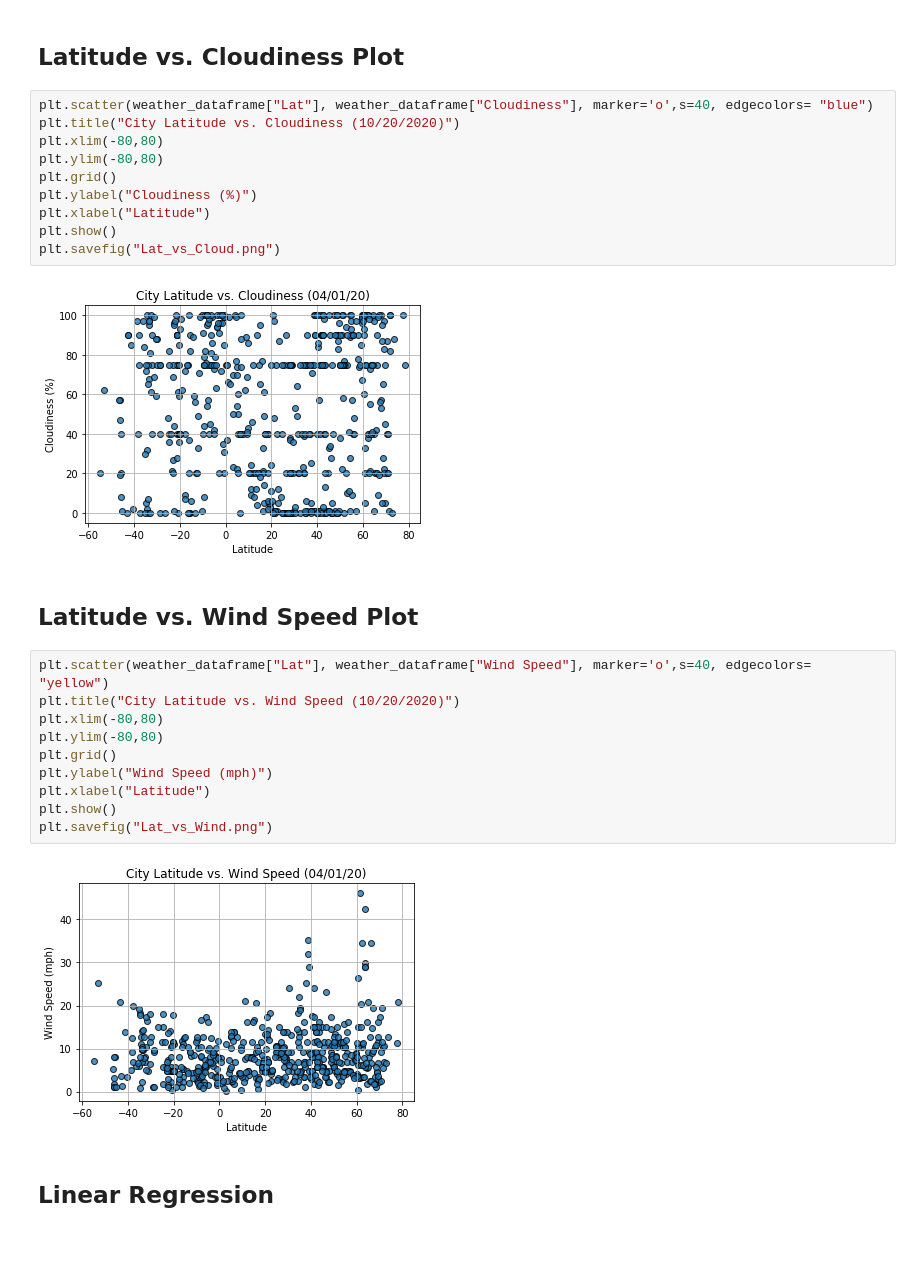
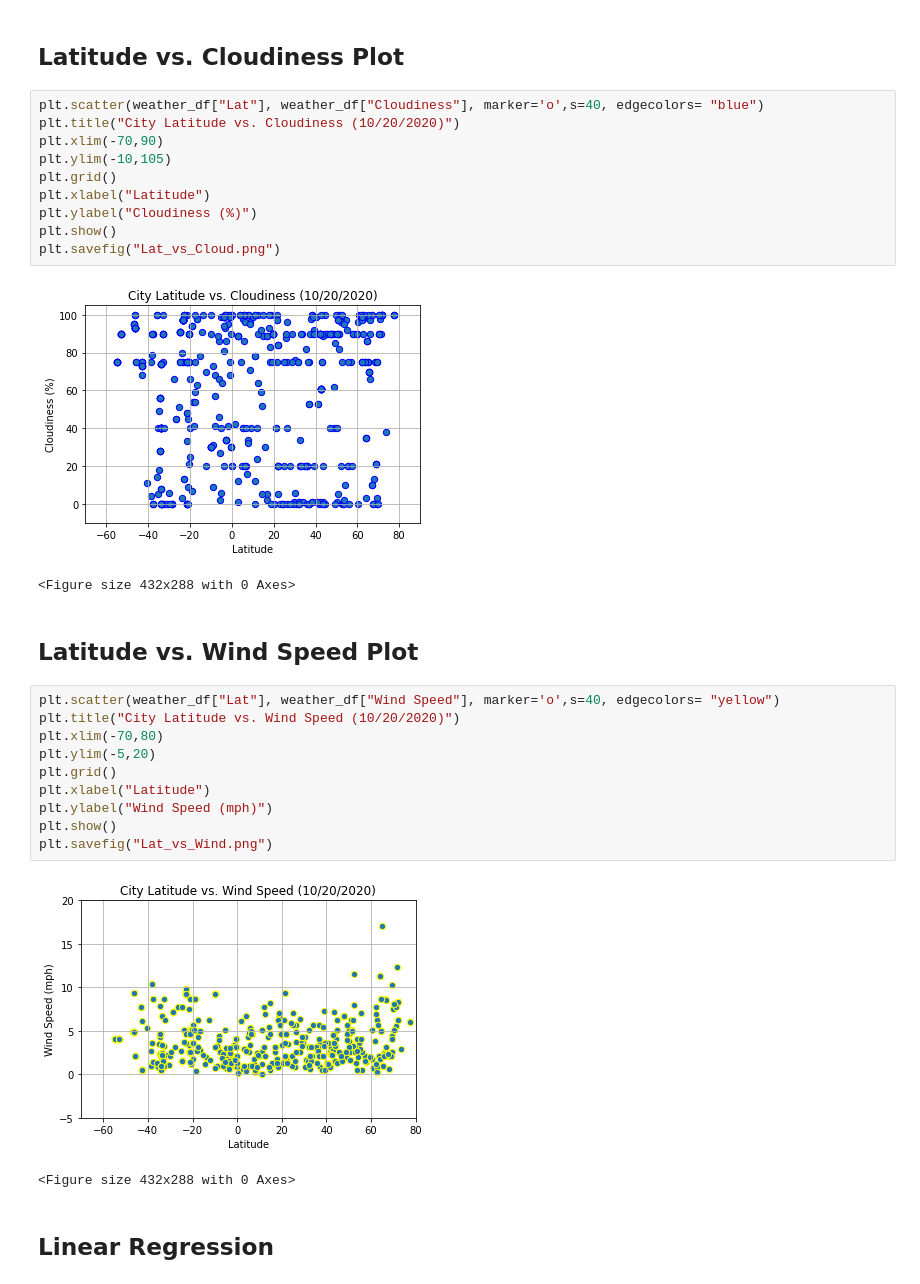
Before and after one commit to skhelifi1/APIs, a Jupyter notebook: WeatherPy/WeatherPy.ipynb, the cells around one changed output. Drawn from its saved outputs; the diff is of its cells as text; blank space fills up the shorter version.

Commit message:
finished weather py

```diff
--- a/WeatherPy/WeatherPy.ipynb
+++ b/WeatherPy/WeatherPy.ipynb
@@ -204,31 +204,33 @@ plt.savefig("Lat_vs_Humd.png")
 # %% [markdown]
 ## Latitude vs. Cloudiness Plot
 # %%
-plt.scatter(weather_dataframe["Lat"], weather_dataframe["Cloudiness"], marker='o',s=40, edgecolors= "blue")
+plt.scatter(weather_df["Lat"], weather_df["Cloudiness"], marker='o',s=40, edgecolors= "blue")
 plt.title("City Latitude vs. Cloudiness (10/20/2020)")
-plt.xlim(-80,80)
-plt.ylim(-80,80)
+plt.xlim(-70,90)
+plt.ylim(-10,105)
 plt.grid()
+plt.xlabel("Latitude")
 plt.ylabel("Cloudiness (%)")
-plt.xlabel("Latitude")
 plt.show()
 plt.savefig("Lat_vs_Cloud.png")
 # %% [output]
-[figure, old version]
+[figure, new version]
+<Figure size 432x288 with 0 Axes>
 # %% [markdown]
 ## Latitude vs. Wind Speed Plot
 # %%
-plt.scatter(weather_dataframe["Lat"], weather_dataframe["Wind Speed"], marker='o',s=40, edgecolors= "yellow")
+plt.scatter(weather_df["Lat"], weather_df["Wind Speed"], marker='o',s=40, edgecolors= "yellow")
 plt.title("City Latitude vs. Wind Speed (10/20/2020)")
-plt.xlim(-80,80)
-plt.ylim(-80,80)
+plt.xlim(-70,80)
+plt.ylim(-5,20)
 plt.grid()
+plt.xlabel("Latitude")
 plt.ylabel("Wind Speed (mph)")
-plt.xlabel("Latitude")
 plt.show()
 plt.savefig("Lat_vs_Wind.png")
 # %% [output]
-[figure, old version]
+[figure, new version]
+<Figure size 432x288 with 0 Axes>
 # %% [markdown]
 ## Linear Regression
 # %%
```
Also changed, not shown: parts of 19 cells of this notebook, 13 other files.
